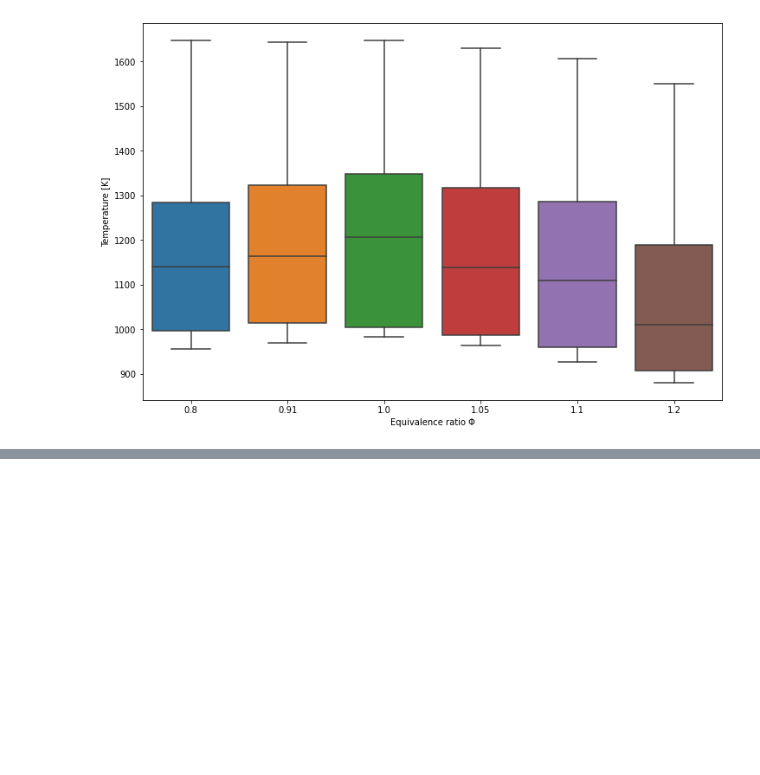
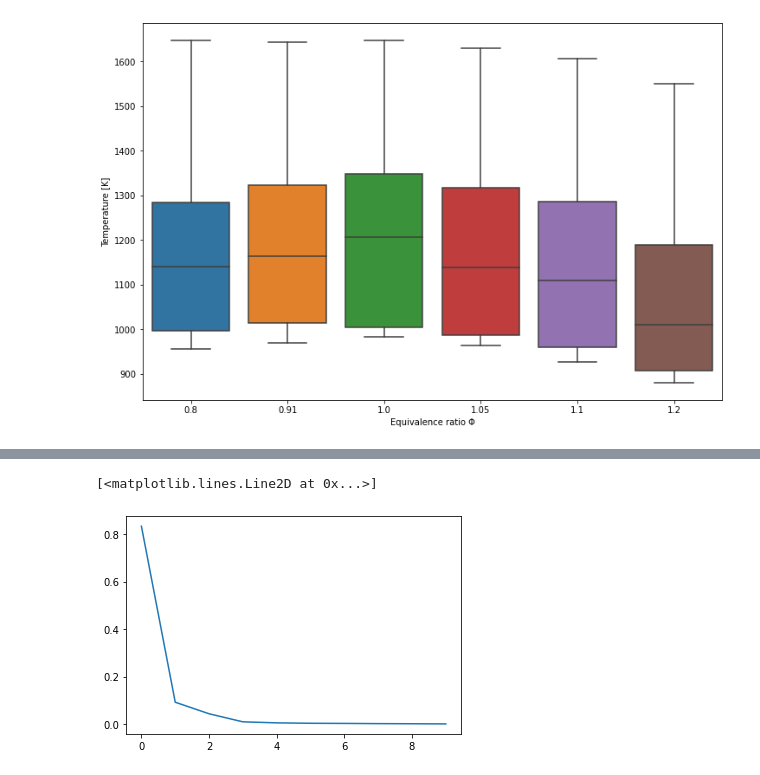
Before and after one commit to alesspiscopo/Data-Driven-MILD, a Jupyter notebook: Benzene.ipynb, the cells around one changed output, grey strips where cells are left out. Drawn from its saved outputs; the diff is of its cells as text; code cells hidden in the pictures; blank space fills up the shorter version.

```diff
--- a/Benzene.ipynb
+++ b/Benzene.ipynb
@@ -155,0 +182,3 @@ Text(0, 0.5, 'Temperature [K]')
+# %%
+df_vast = (df-np.mean(df,axis=0))/(np.std(df,axis=0)**2/np.mean(df,axis=0))
+df_vast.head()
@@ -155,0 +209,14 @@ Text(0, 0.5, 'Temperature [K]')
+# %%
+ds_vast = df_vast.to_numpy()
+
+pca_vast = PCA(n_components=10)
+pca_vast.fit(ds_vast)
+A_vast = pca_vast.components_.T
+L_vast = pca_vast.explained_variance_ratio_
+Z_vast = ds_vast @ A_vast
+explained_var_ratio_vast = pca_vast.explained_variance_ratio_
+
+plt.plot(explained_var_ratio_vast)
+# %% [output]
+[<matplotlib.lines.Line2D at 0x...>]
+[figure, added]
```
Also changed, not shown: parts of 12 cells of this notebook.
